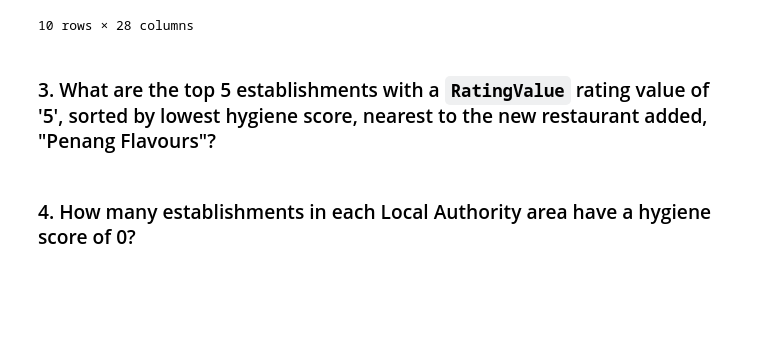
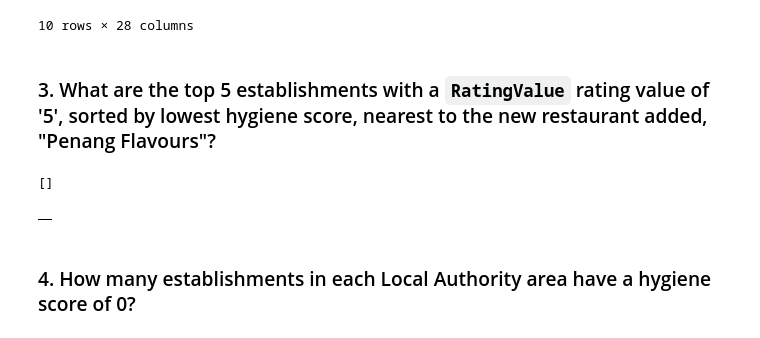
Before and after one commit to GabrielaCLopez/nosql-challenge, a Jupyter notebook: NoSQL_analysis_starter.ipynb, the cells around one changed output. Saved outputs shown, nothing was run; the diff lists cells and outputs as text; code cells hidden in the pictures; blank space fills up the shorter version.

```diff
--- a/NoSQL_analysis_starter.ipynb
+++ b/NoSQL_analysis_starter.ipynb
@@ -149,20 +149,37 @@ There are 34 rows in this dataframe.
 # %% [markdown]
 ### 3. What are the top 5 establishments with a `RatingValue` rating value of '5', sorted by lowest hygiene score, nearest to the new restaurant added, "Penang Flavours"?
 # %%
-# Search within 0.01 degree on either side of the latitude and longitude.
+# Search within 0.01 degree on either side of the latitude and longitude. -have to subtract and add the
+
 # Rating value must equal 5
+
 # Sort by hygiene score
 
 degree_search = 0.01
-latitude =
-longitude =
+latitude = 51.49014200
+longitude = 0.08384000
 
-query =
-sort =
+dist_query = {'RatingValue': '5',
+              'geocode.latitude': {'$gte': latitude-degree_search,'$lte': latitude+degree_search},
+              'geocode.longitude': {'$gte': longitude-degree_search,'$lte': longitude-degree_search}
+             }
+
+sort = [('scores.Hygiene', -1)]
+
 
 # Print the results
+hyg_score = list(establishments.find(dist_query).sort(sort))
+
+pprint(hyg_score)
+# %% [output]
+[]
 # %%
 # Convert result to Pandas DataFrame
+hyg_score_df=pd.DataFrame(hyg_score)
+
+hyg_score_df.head()
+# %% [output]
+|  |
 # %% [markdown]
 ### 4. How many establishments in each Local Authority area have a hygiene score of 0?
 # %%
```
Also changed, not shown: parts of 1 cell of this notebook.
